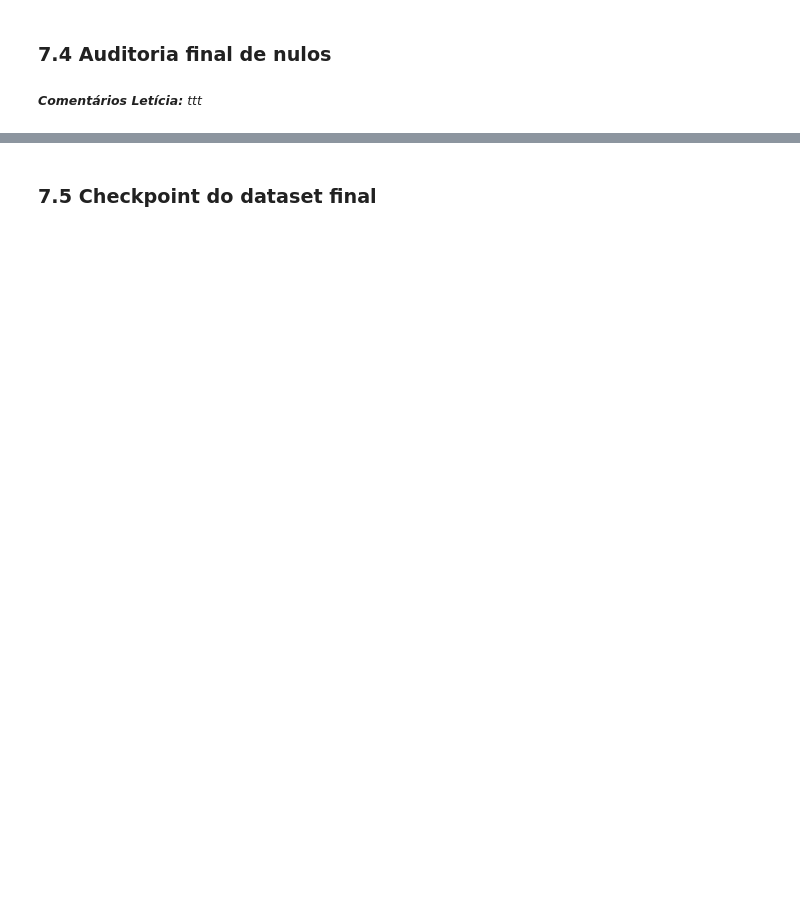
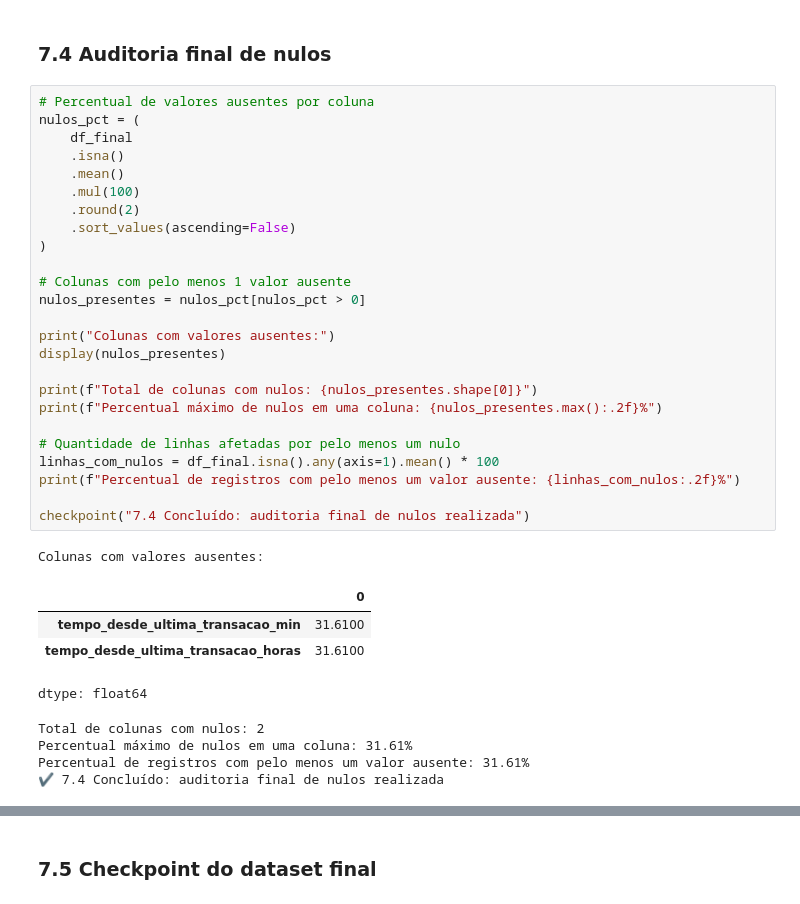
Before and after one commit to lpdata/fraude_bilhetagem, a Jupyter notebook: notebooks/02_tratamento_features.ipynb, the cells around one changed output, grey strips where cells are left out. Drawn from its saved outputs; the diff is of its cells as text; blank space fills up the shorter version.

```diff
--- a/notebooks/02_tratamento_features.ipynb
+++ b/notebooks/02_tratamento_features.ipynb
@@ -1876,4 +2116,37 @@ Essas variáveis comparam cada transação com o histórico do próprio cartão,
 # %% [markdown]
 ### 7.4 Auditoria final de nulos
-# %% [markdown]
-<small>***Comentários Letícia:** ttt*</small>
+# %%
+# Percentual de valores ausentes por coluna
+nulos_pct = (
+    df_final
+    .isna()
+    .mean()
+    .mul(100)
+    .round(2)
+    .sort_values(ascending=False)
+)
+
+# Colunas com pelo menos 1 valor ausente
+nulos_presentes = nulos_pct[nulos_pct > 0]
+
+print("Colunas com valores ausentes:")
+display(nulos_presentes)
+
+print(f"Total de colunas com nulos: {nulos_presentes.shape[0]}")
+print(f"Percentual máximo de nulos em uma coluna: {nulos_presentes.max():.2f}%")
+
+# Quantidade de linhas afetadas por pelo menos um nulo
+linhas_com_nulos = df_final.isna().any(axis=1).mean() * 100
+print(f"Percentual de registros com pelo menos um valor ausente: {linhas_com_nulos:.2f}%")
+
+checkpoint("7.4 Concluído: auditoria final de nulos realizada")
+# %% [output]
+Colunas com valores ausentes:
+|  | 0 |
+| tempo_desde_ultima_transacao_min | 31.6100 |
+| tempo_desde_ultima_transacao_horas | 31.6100 |
+dtype: float64
+Total de colunas com nulos: 2
+Percentual máximo de nulos em uma coluna: 31.61%
+Percentual de registros com pelo menos um valor ausente: 31.61%
+✔ 7.4 Concluído: auditoria final de nulos realizada
```
Also changed, not shown: parts of 19 cells of this notebook.
